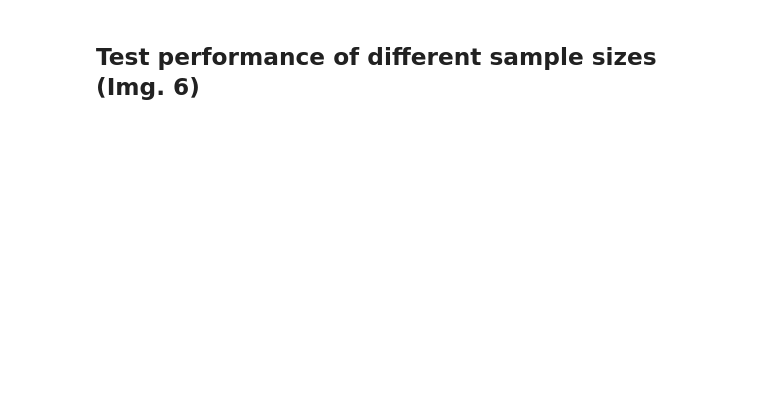
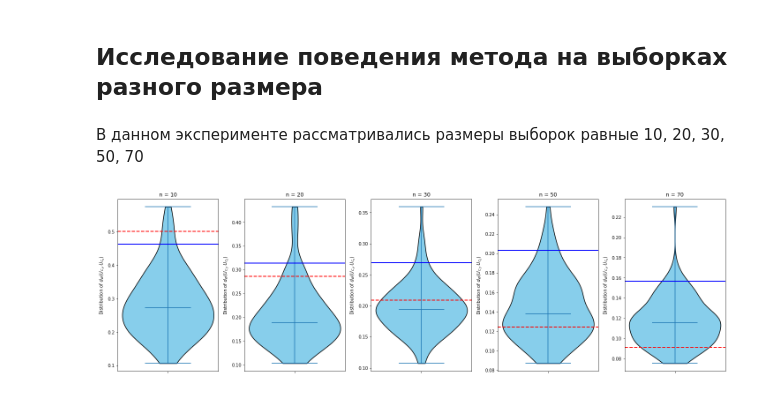
Before and after one commit to HDI-lab-HSE/ABTestingHDILab, a Jupyter notebook: OT_homogeniety_test.ipynb, the cells around one changed output. Cells and saved outputs as stored; diff of their text form; code cells hidden in the pictures; blank space fills up the shorter version.

```diff
--- a/OT_homogeniety_test.ipynb
+++ b/OT_homogeniety_test.ipynb
@@ -218,5 +278,7 @@ C1=np.array([[5, 2], [2, 2]])
 C2=np.array([[12.0, 4], [4, 15.0]])
 m = [0, 0]
-# %% [markdown]
-## Test performance of different sample sizes (Img. 6)
+# %% [markdown]
+## Исследование поведения метода на выборках разного размера
+# %% [markdown]
+В данном эксперименте рассматривались размеры выборок равные 10, 20, 30, 50, 70
 # %%
@@ -248,4 +311,32 @@ for g in grd:
         dst = compute_distance(s1 = s1, s2 =s2, t=b)
         dummy.append(dst)
     test_values.append(dummy)
+# %%
+data = test_values
+
+fig, axs = plt.subplots(1, len(grd), figsize=(20, 6))
+
+for i, ax in enumerate(axs):
+    parts = ax.violinplot(data[i], showmeans=False, showmedians=True)
+    quantile_95 = np.percentile(data[i], 95)
+    ax.axhline(y=quantile_95, color='blue', linestyle='-', linewidth=2)
+    ax.axhline(y=critical_levels[i],  color='red', linestyle='--', linewidth=2)
+
+
+    ax.set_title(f'n = {grd[i]}')
+    ax.set_xticks([1])
+    ax.set_xticklabels([''])
+    ax.set_ylabel(r'Distribution of $d_{W}(U_{C_1}, U_{C_2})$')
+
+    for pc in parts['bodies']:
+        pc.set_facecolor('skyblue')
+        pc.set_edgecolor('black')
+        pc.set_alpha(1)
+        pc.set_linewidth(1.5)
+
+
+plt.tight_layout()
+plt.show()
+# %% [output]
+[figure, added]
 # %%
```
Also changed, not shown: parts of 15 cells of this notebook.
